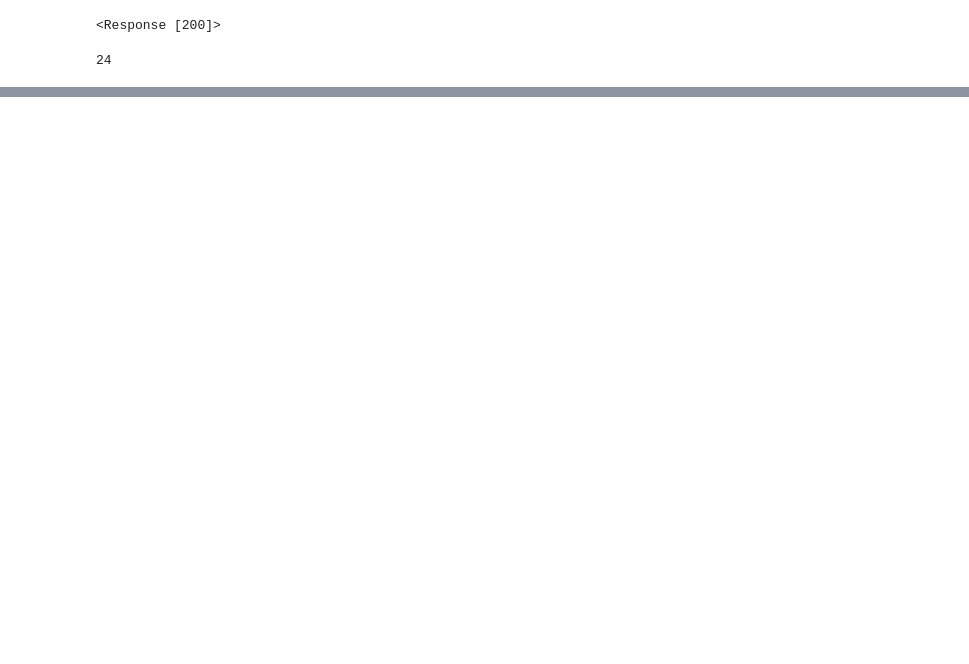
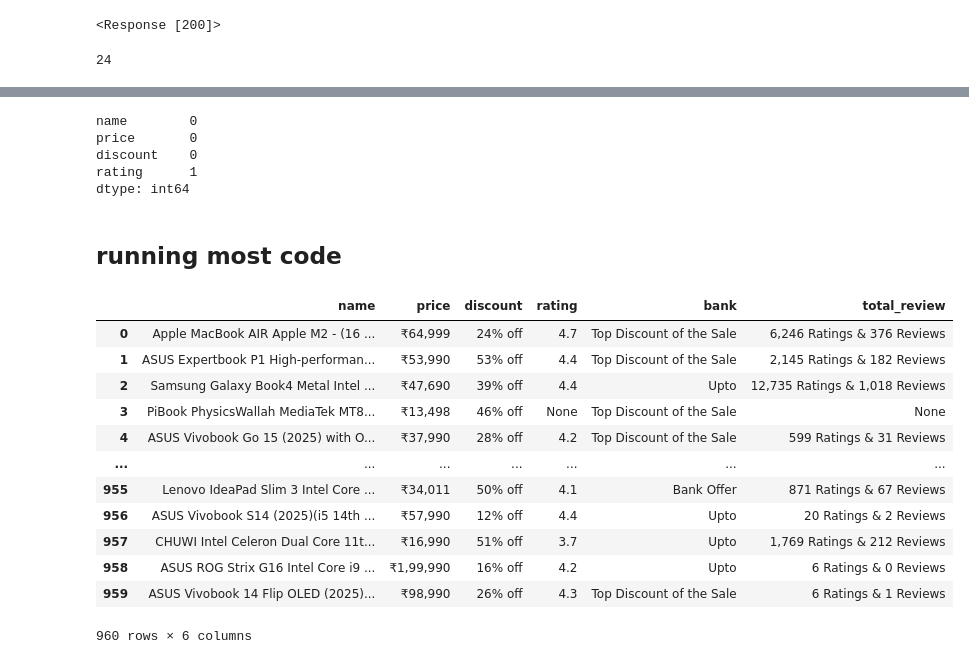
Before and after one commit to Ganesh20000/Machine-Learning, a Jupyter notebook: day-18/webscrap.ipynb, the cells around one changed output, grey strips where cells are left out. Saved outputs shown, nothing was run; the diff lists cells and outputs as text; code cells hidden in the pictures; blank space fills up the shorter version.

```diff
--- a/day-18/webscrap.ipynb
+++ b/day-18/webscrap.ipynb
@@ -118,0 +157,8 @@ name
+# %%
+df.isnull().sum()
+# %% [output]
+name        0
+price       0
+discount    0
+rating      1
+dtype: int64
@@ -118,0 +229,2 @@ name
+# %% [markdown]
+## running most code
@@ -118,0 +297,16 @@ name
+# %%
+final50
+# %% [output]
+|  | name | price | discount | rating | bank | total_review |
+| 0 | Apple MacBook AIR Apple M2 - (16 ... | ₹64,999 | 24% off | 4.7 | Top Discount of the Sale | 6,246 Ratings & 376 Reviews |
+| 1 | ASUS Expertbook P1 High-performan... | ₹53,990 | 53% off | 4.4 | Top Discount of the Sale | 2,145 Ratings & 182 Reviews |
+| 2 | Samsung Galaxy Book4 Metal Intel ... | ₹47,690 | 39% off | 4.4 | Upto | 12,735 Ratings & 1,018 Reviews |
+| 3 | PiBook PhysicsWallah MediaTek MT8... | ₹13,498 | 46% off | None | Top Discount of the Sale | None |
+| 4 | ASUS Vivobook Go 15 (2025) with O... | ₹37,990 | 28% off | 4.2 | Top Discount of the Sale | 599 Ratings & 31 Reviews |
+| ... | ... | ... | ... | ... | ... | ... |
+| 955 | Lenovo IdeaPad Slim 3 Intel Core ... | ₹34,011 | 50% off | 4.1 | Bank Offer | 871 Ratings & 67 Reviews |
+| 956 | ASUS Vivobook S14 (2025)(i5 14th ... | ₹57,990 | 12% off | 4.4 | Upto | 20 Ratings & 2 Reviews |
+| 957 | CHUWI Intel Celeron Dual Core 11t... | ₹16,990 | 51% off | 3.7 | Upto | 1,769 Ratings & 212 Reviews |
+| 958 | ASUS ROG Strix G16 Intel Core i9 ... | ₹1,99,990 | 16% off | 4.2 | Upto | 6 Ratings & 0 Reviews |
+| 959 | ASUS Vivobook 14 Flip OLED (2025)... | ₹98,990 | 26% off | 4.3 | Top Discount of the Sale | 6 Ratings & 1 Reviews |
+960 rows × 6 columns
```
Also changed, not shown: parts of 18 cells of this notebook, 9 other files.
